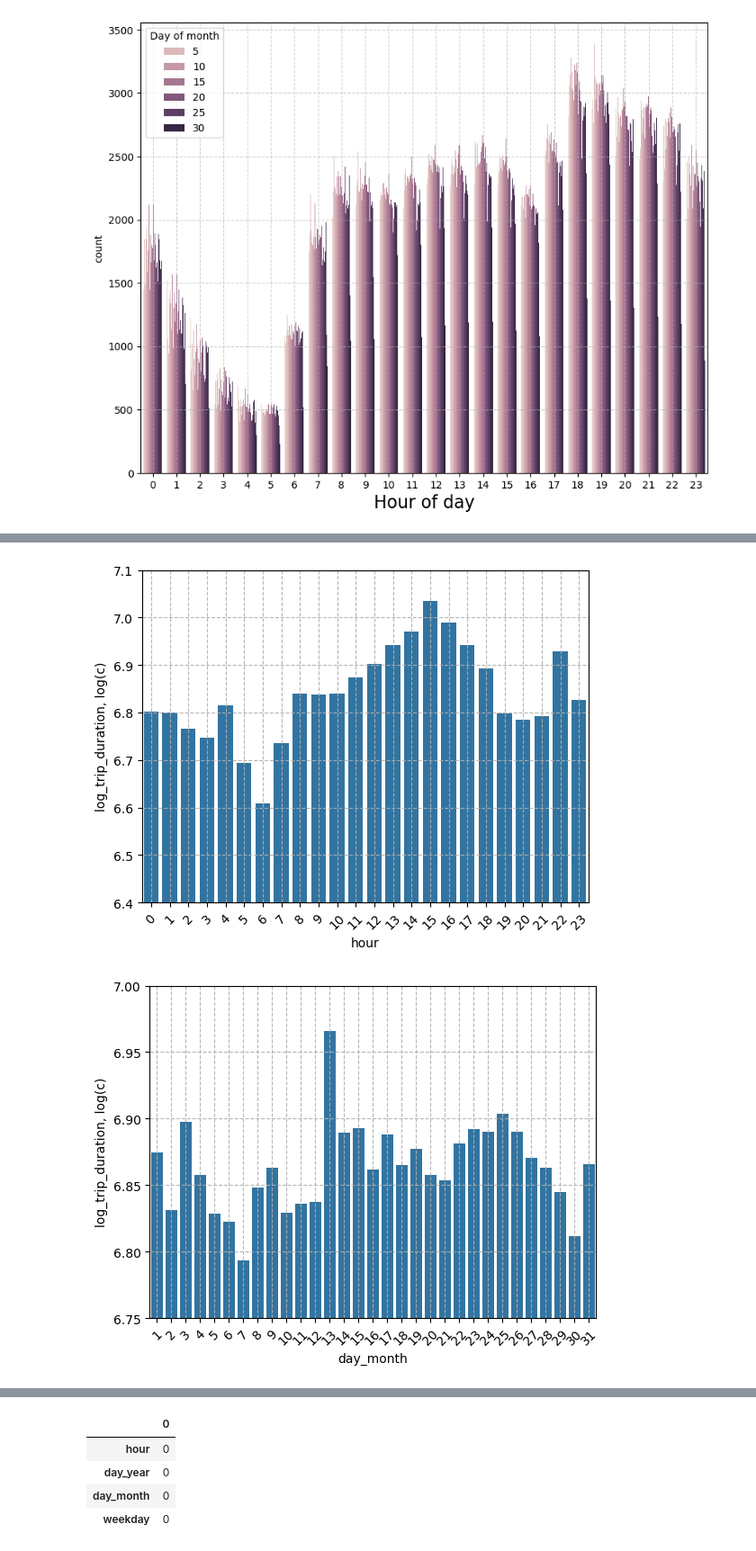
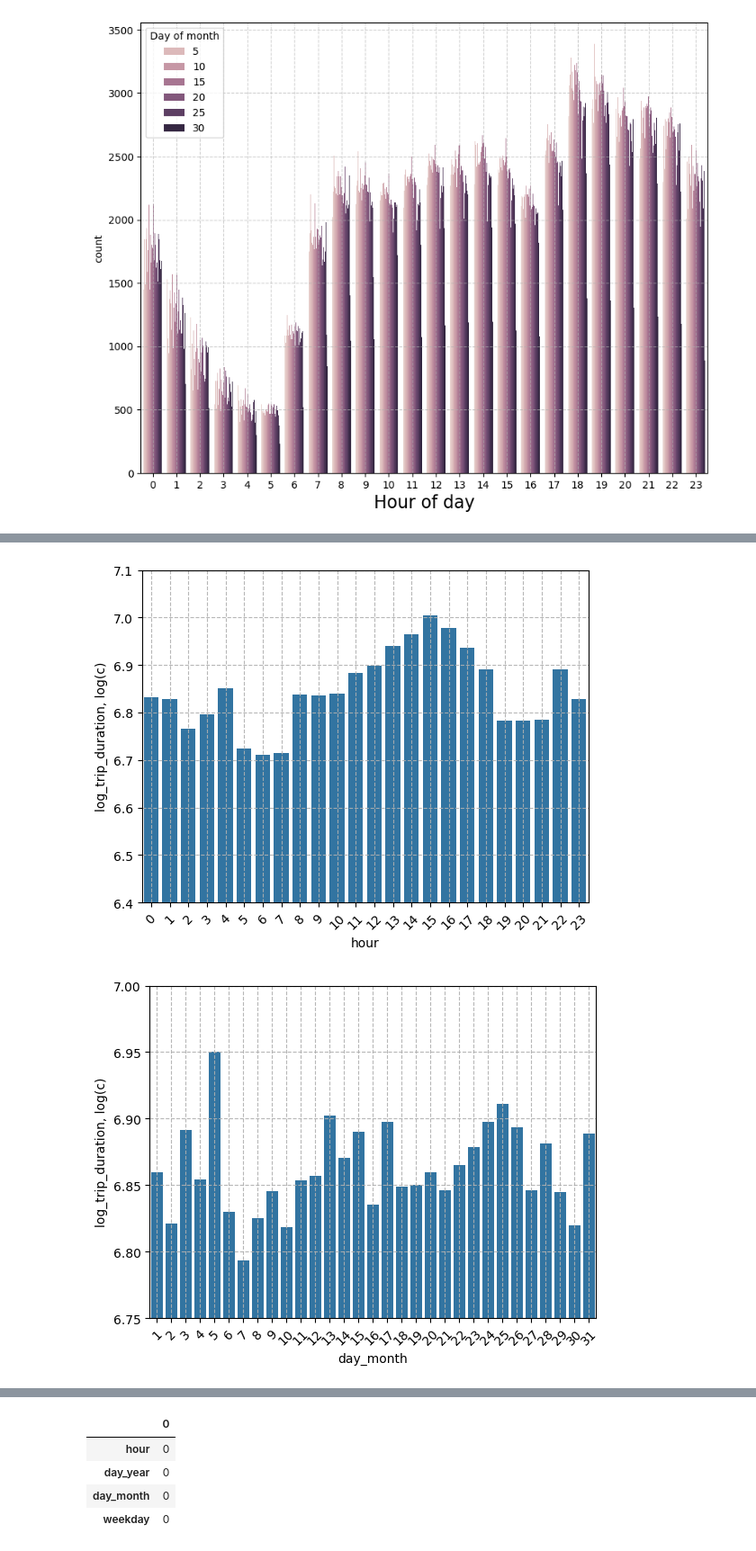
Before and after one commit to magomeda228/Colab_Google_ML_H-W, a Jupyter notebook: LinearRegression.ipynb, the cells around one changed output, grey strips where cells are left out. Shown at 90% size. Drawn from its saved outputs; the diff is of its cells as text; code cells hidden in the pictures.

```diff
--- a/LinearRegression.ipynb
+++ b/LinearRegression.ipynb
@@ -342,19 +329,19 @@ plt.show()
 # %%
-sns.barplot(x=df_train_day.groupby('hour')['trip_duration'].mean().index, y=np.log(df_train_day.groupby('hour')['trip_duration'].mean()))
+sns.barplot(x=df_train.groupby('hour')['trip_duration'].mean().index, y=np.log(df_train.groupby('hour')['trip_duration'].mean()))
 plt.xticks(rotation=45)
 plt.grid(True, linestyle='--', alpha =0.9)
 plt.ylabel('log_trip_duration, log(c)')
 plt.ylim(6.4,7.1)
 plt.show()
 # %% [output]
-[figure, old version]
+[figure, new version]
 # %%
-sns.barplot(x=df_train_day.groupby('day_month')['trip_duration'].mean().index, y=np.log(df_train_day.groupby('day_month')['trip_duration'].mean()))
+sns.barplot(x=df_train.groupby('day_month')['trip_duration'].mean().index, y=np.log(df_train.groupby('day_month')['trip_duration'].mean()))
 plt.xticks(rotation=45)
 plt.grid(True, linestyle='--', alpha =0.9)
 plt.ylabel('log_trip_duration, log(c)')
 plt.ylim(6.75,7.0)
 plt.show()
 # %% [output]
-[figure, old version]
+[figure, new version]
 # %%
```
Also changed, not shown: parts of 69 cells of this notebook.
